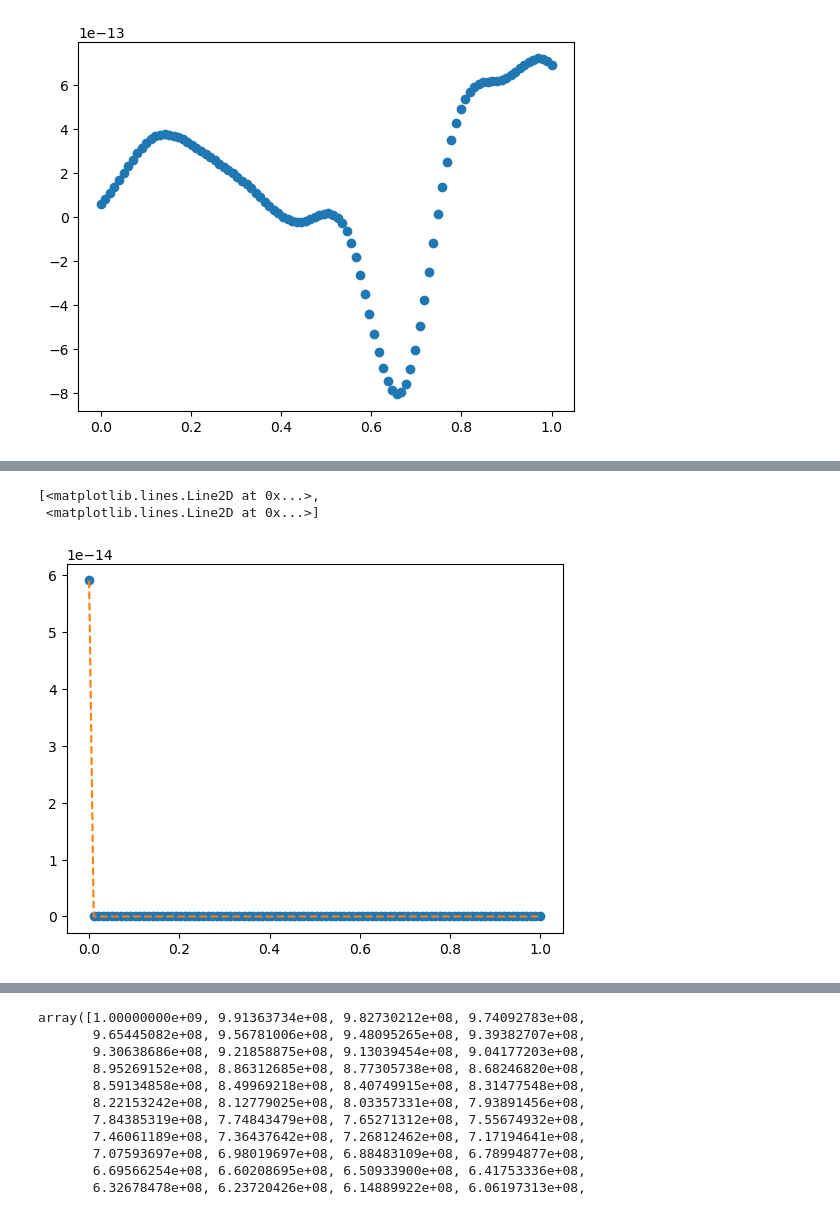
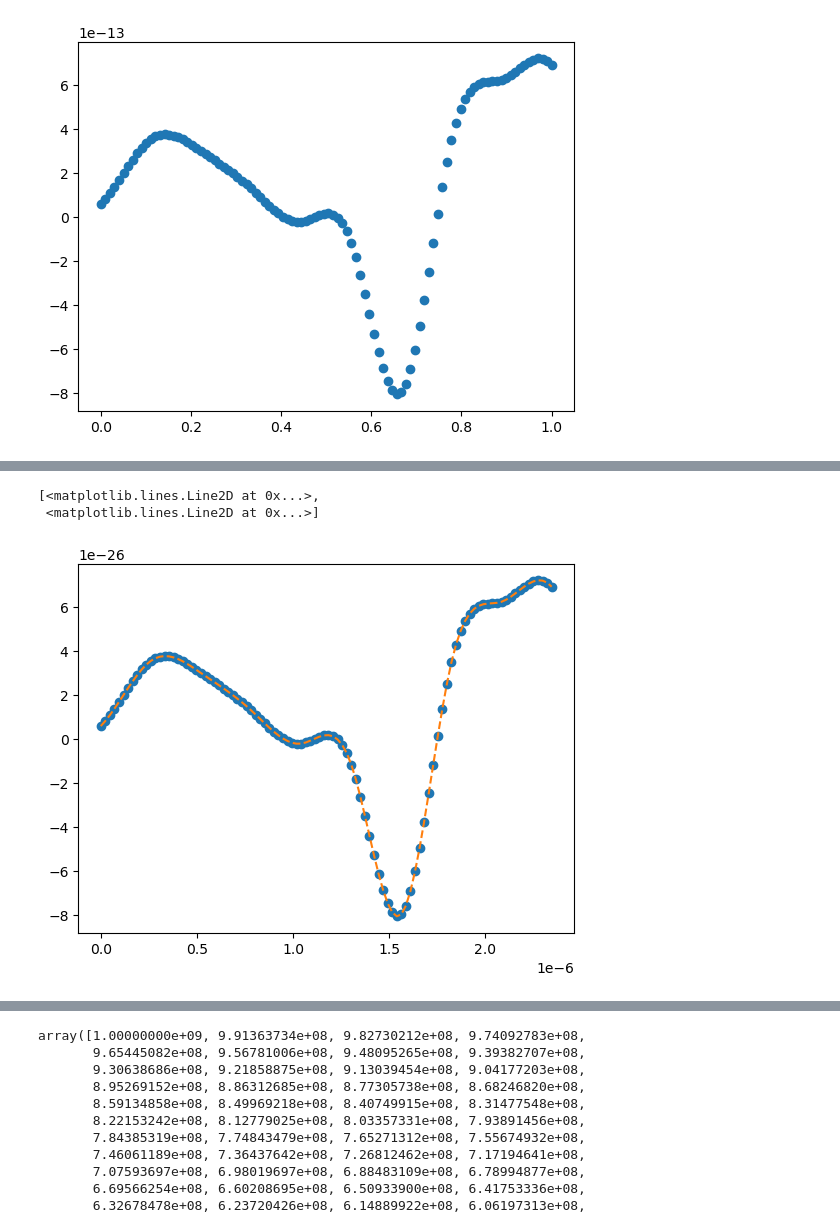
Before and after one commit to william-dove/Diffusion-Modeling, a Jupyter notebook: DopantUptake.ipynb, the cells around one changed output, grey strips where cells are left out. Cells and saved outputs as stored; diff of their text form; code cells hidden in the pictures.

Commit message:
bugfixing and some convergence testing for jax-optimized solver

```diff
--- a/DopantUptake.ipynb
+++ b/DopantUptake.ipynb
@@ -1244,21 +1148,20 @@ print(weights)
 # %%
-# Sample 53
+# Sample 53 ICs
 df = cropped_sample_dfs_first['Sample 53']
 df = df[df['Time shifted [s]'] >= 0]
 
-times = df['Time shifted [s]'] # [s]
-m_exp = df['C1_m [ng/cm^2]']   # [ng/cm^2]
+times = jnp.array(df['Time shifted [s]'].values) # [s]
+m_exp = jnp.array(df['C1_m [ng/cm^2]'].values)   # [ng/cm^2]
 
-L = thicknesses.loc[53, 'Thickness [A]'] # [A]
+L = float(thicknesses.loc[53, 'Thickness [A]']) # [A]
 L *= 1e-8 # [cm]
 
 # Divide final uptake (assuming steady state reached) by the length to get assumed boundary concentration
-C0 = m_exp.iloc[-1]/L # [ng/cm^3]
+C0 = m_exp[-1]/L # [ng/cm^3]
+
+# Final time for an_grid
+tf = times[-1]
 
 # No reaction term
 k = 0
-
-# Small N, slight innaccuracy
-Nx = 20
-Nt = 20
 # %% [markdown]
@@ -1307,0 +1271,12 @@ def grad_descent(weights, learning_rate=1e-3, num_steps=1000):
+# %%
+# Weights aught to be a vector of random floats between 0 and 10.
+
+key = jax.random.PRNGKey(42)
+weights = jax.random.normal(key, (10,))
+weights = np.abs(weights)*10
+
+x = np.linspace(0, L, 100)
+
+f = make_spline(weights, L)
+
+plt.plot(x, f(x))
@@ -1308,8 +1286,5 @@ def grad_descent(weights, learning_rate=1e-3, num_steps=1000):
 # %%
-key = jax.random.PRNGKey(42)
-weights = jax.random.normal(key, (10,))*1e-12 # Scaled to order of 1e-12 [cm^2/s] diffusion coefficients
-
-initial_weights, optimized_weights = grad_descent(weights, learning_rate=1e-2, num_steps=30)
+initial_params, optimized_params, errs = optax_gd(params, learning_rate=0.1, )
 
 optimized_weights
 # %% [output]
@@ -1320,14 +1304,14 @@ Array([-2.8304616e-14,  4.6713187e-13,  2.9570297e-13,  1.5354592e-13,
 # %%
 f = make_spline(weights, L)
 f0 = make_spline(initial_weights, L)
 
-x = np.linspace(0, 1, 100)
+x = np.linspace(0, L, 100)
 
 plt.plot(x, f(x), 'o', x, f0(x), '--')
 # %% [output]
 [<matplotlib.lines.Line2D at 0x...>,
  <matplotlib.lines.Line2D at 0x...>]
-[figure, old version]
+[figure, new version]
 # %%
 D = f
 
```
Also changed, not shown: parts of 52 cells of this notebook, 7 other files.
